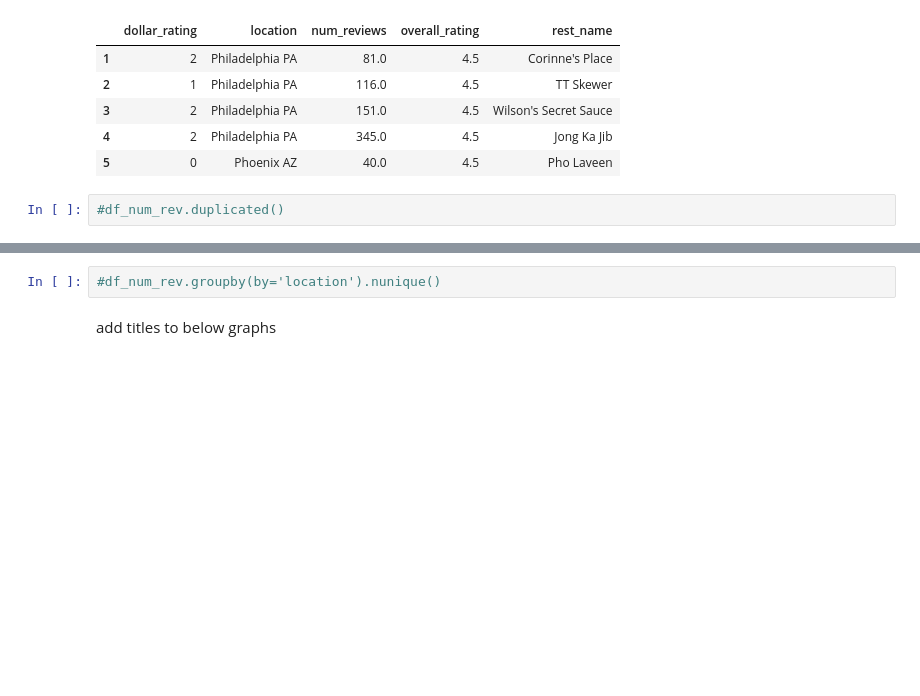
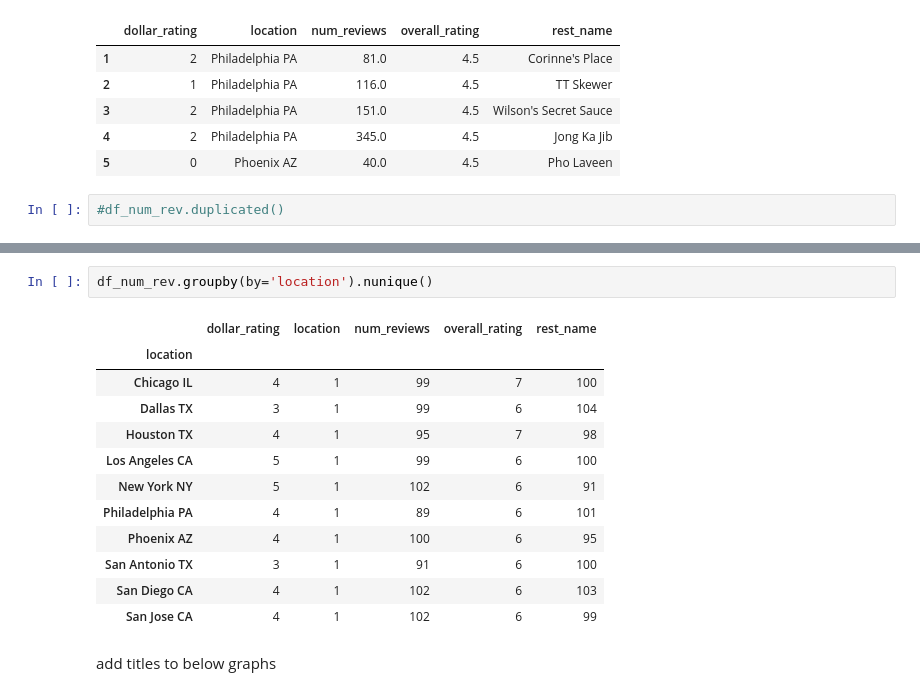
Before and after one commit to GarrettSikes/Yelp_Reviews, a Jupyter notebook: Clean_Yelp_Reviews.ipynb, the cells around one changed output, grey strips where cells are left out. Cells and saved outputs as stored; diff of their text form; blank space fills up the shorter version.

```diff
--- a/Clean_Yelp_Reviews.ipynb
+++ b/Clean_Yelp_Reviews.ipynb
@@ -81,5 +95,18 @@ df_num_rev.head()
 # %%
-#df_num_rev.groupby(by='location').nunique()
+df_num_rev.groupby(by='location').nunique()
+# %% [output]
+|  | dollar_rating | location | num_reviews | overall_rating | rest_name |
+| location |  |  |  |  |  |
+| Chicago IL | 4 | 1 | 99 | 7 | 100 |
+| Dallas TX | 3 | 1 | 99 | 6 | 104 |
+| Houston TX | 4 | 1 | 95 | 7 | 98 |
+| Los Angeles CA | 5 | 1 | 99 | 6 | 100 |
+| New York NY | 5 | 1 | 102 | 6 | 91 |
+| Philadelphia PA | 4 | 1 | 89 | 6 | 101 |
+| Phoenix AZ | 4 | 1 | 100 | 6 | 95 |
+| San Antonio TX | 3 | 1 | 91 | 6 | 100 |
+| San Diego CA | 4 | 1 | 102 | 6 | 103 |
+| San Jose CA | 4 | 1 | 102 | 6 | 99 |
 # %% [markdown]
 add titles to below graphs
 # %%
```
Also changed, not shown: parts of 24 cells of this notebook.
